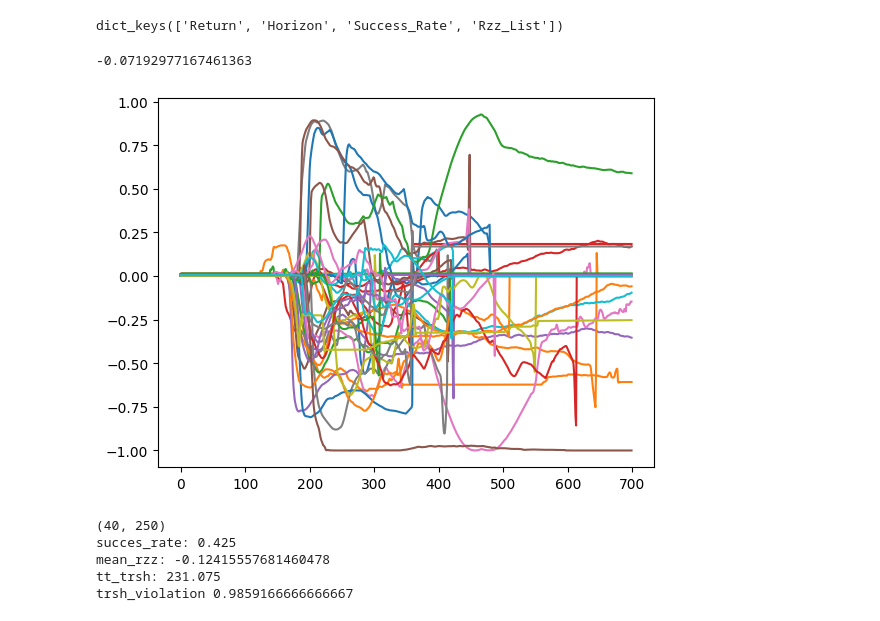
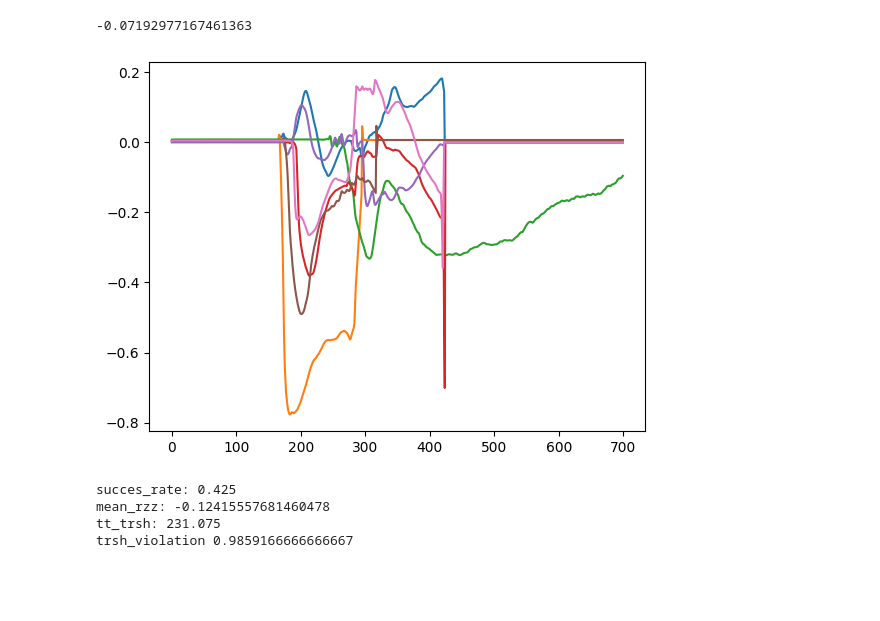
Before and after one commit to moritz-zoellner/guided-diffusion, a Jupyter notebook: experiments/analysis.ipynb, the cells around one changed output. Cells and saved outputs as stored; diff of their text form; code cells hidden in the pictures; blank space fills up the shorter version.

```diff
--- a/experiments/analysis.ipynb
+++ b/experiments/analysis.ipynb
@@ -3,24 +3,22 @@ import json
 from pathlib import Path
 
 # Hardcoded stats file path (20:17 run)
-stats_path = Path("../outputs/sr_rollout/20260206_201755/rollout_stats.json")
+stats_path = Path("../outputs/sr_rollout/base_models/20260206_201755/rollout_stats.json")
 with stats_path.open() as f:
     stats = json.load(f)
-# %% [output]
-dict_keys(['Return', 'Horizon', 'Success_Rate', 'Rzz_List'])
 # %%
 import numpy as np
 from matplotlib import pyplot as plt
 
 success = np.array([k['Success_Rate'] for k in stats])
 rzz = np.array([np.pad(np.array(k['Rzz_List']), (0,700 - len(k['Rzz_List'])), constant_values=0) for k in stats])
 
 print(np.average(rzz))
-plt.plot(rzz.T)
+plt.plot(rzz.T[:,9::5])
 plt.show()
 # %% [output]
 -0.07192977167461363
-[figure, old version]
+[figure, new version]
 # %%
 def get_metrics(stats):
     success = np.array([k['Success_Rate'] for k in stats])
@@ -43,7 +40,6 @@ print(f'succes_rate: {succes_rate}\n'
       f'trsh_violation {np.mean(trsh_violation)}'
       )
 # %% [output]
-(40, 250)
 succes_rate: 0.425
 mean_rzz: -0.12415557681460478
 tt_trsh: 231.075
```
Also changed, not shown: parts of 3 cells of this notebook, 9 other files.
